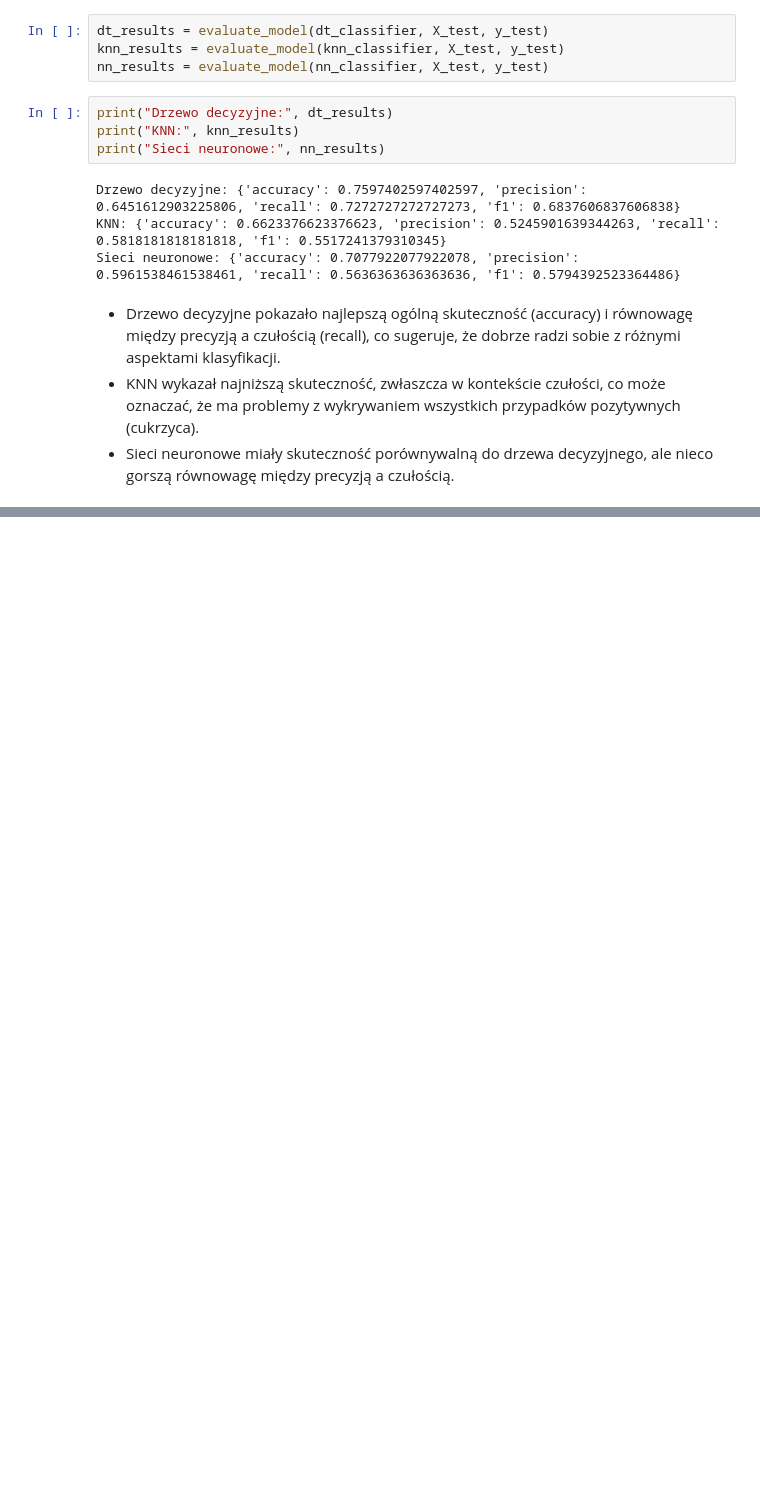
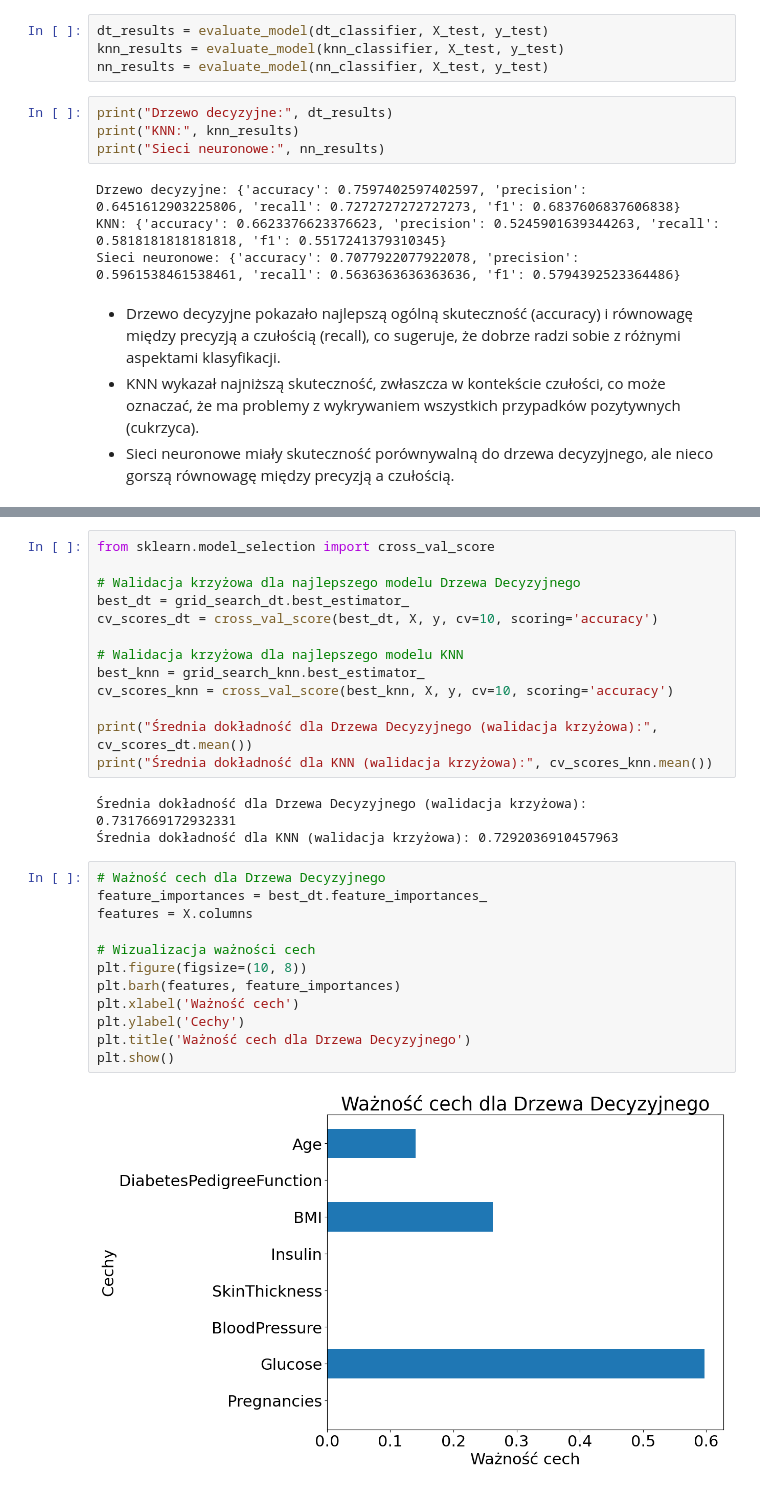
Before and after one commit to JoannaCi/SUS_proj_AnalizaDanych, a Jupyter notebook: Proj_analizaDS.ipynb, the cells around one changed output, grey strips where cells are left out. Cells and saved outputs as stored; diff of their text form; blank space fills up the shorter version.

```diff
--- a/Proj_analizaDS.ipynb
+++ b/Proj_analizaDS.ipynb
@@ -184,0 +233,30 @@ Sieci neuronowe: {'accuracy': 0.7077922077922078, 'precision': 0.596153846153846
+# %%
+from sklearn.model_selection import cross_val_score
+
+# Walidacja krzyżowa dla najlepszego modelu Drzewa Decyzyjnego
+best_dt = grid_search_dt.best_estimator_
+cv_scores_dt = cross_val_score(best_dt, X, y, cv=10, scoring='accuracy')
+
+# Walidacja krzyżowa dla najlepszego modelu KNN
+best_knn = grid_search_knn.best_estimator_
+cv_scores_knn = cross_val_score(best_knn, X, y, cv=10, scoring='accuracy')
+
+print("Średnia dokładność dla Drzewa Decyzyjnego (walidacja krzyżowa):", cv_scores_dt.mean())
+print("Średnia dokładność dla KNN (walidacja krzyżowa):", cv_scores_knn.mean())
+# %% [output]
+Średnia dokładność dla Drzewa Decyzyjnego (walidacja krzyżowa): 0.7317669172932331
+Średnia dokładność dla KNN (walidacja krzyżowa): 0.7292036910457963
+# %%
+# Ważność cech dla Drzewa Decyzyjnego
+feature_importances = best_dt.feature_importances_
+features = X.columns
+
+# Wizualizacja ważności cech
+plt.figure(figsize=(10, 8))
+plt.barh(features, feature_importances)
+plt.xlabel('Ważność cech')
+plt.ylabel('Cechy')
+plt.title('Ważność cech dla Drzewa Decyzyjnego')
+plt.show()
+# %% [output]
+[figure, added]
```
Also changed, not shown: parts of 5 cells of this notebook.
